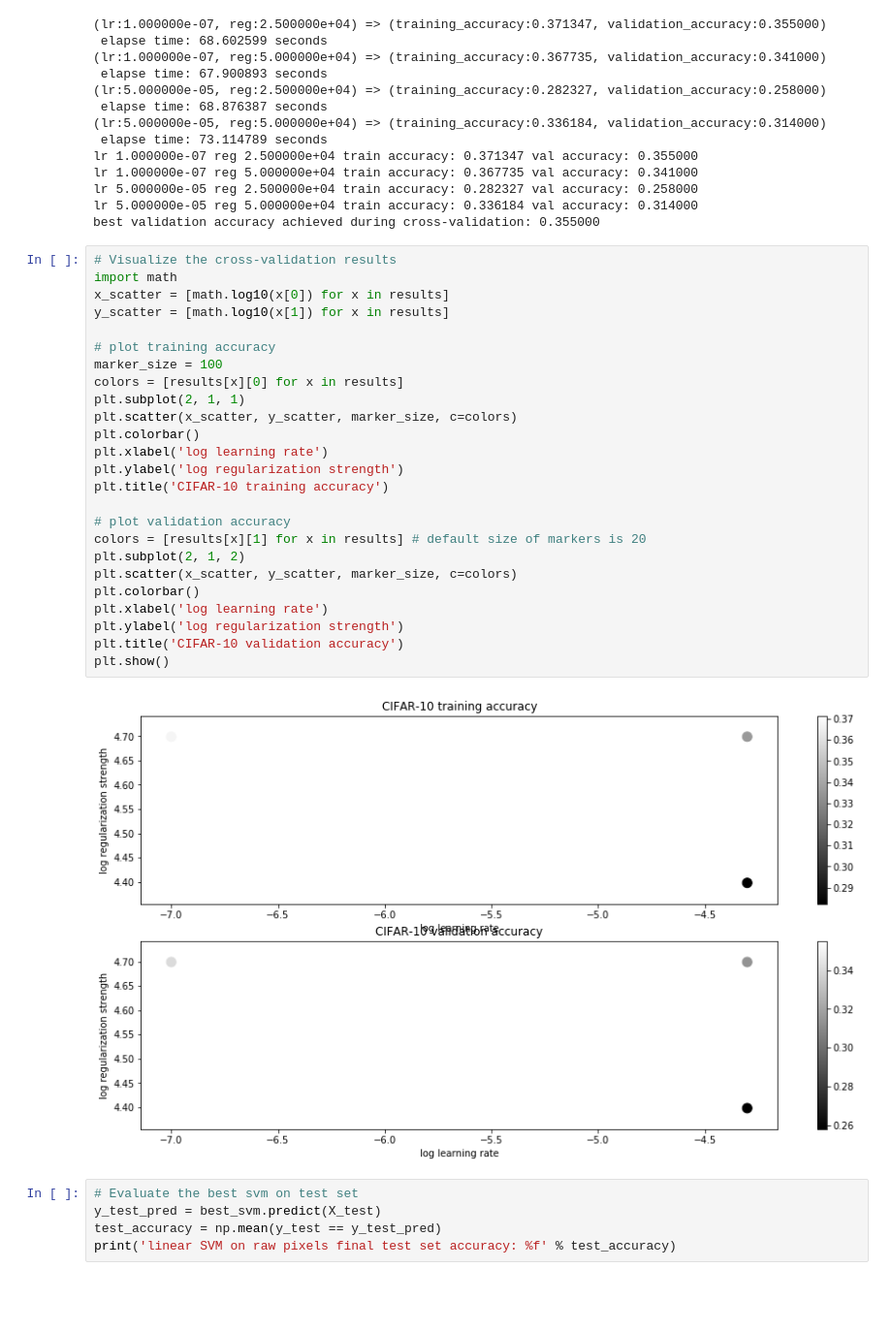
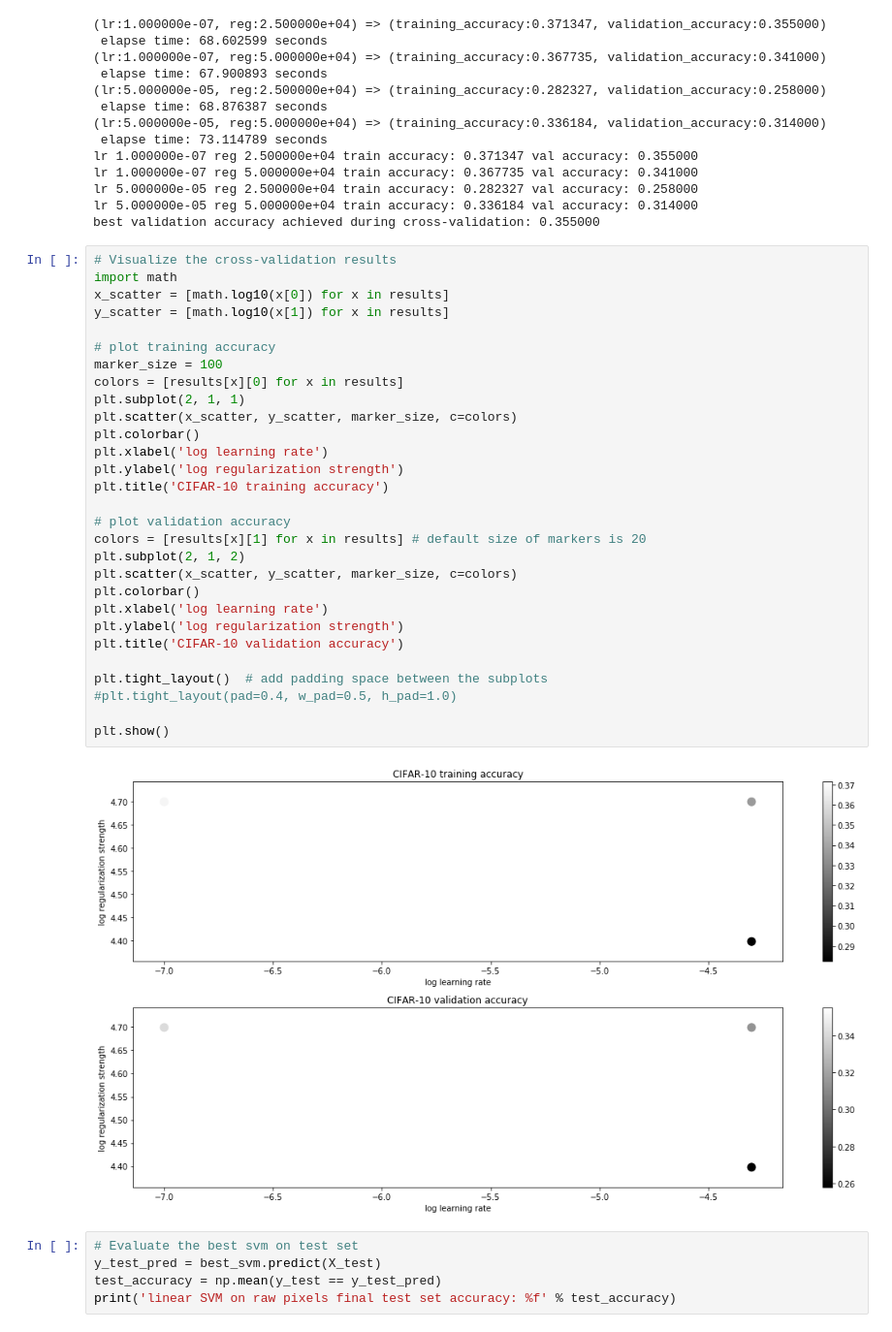
Before and after one commit to liaison/cs231n, a Jupyter notebook: spring1617_assignment1/svm.ipynb, the cells around one changed output. Shown: that part at 97% size. Cells and saved outputs as stored; diff of their text form; blank space fills up the shorter version.

```diff
--- a/spring1617_assignment1/svm.ipynb
+++ b/spring1617_assignment1/svm.ipynb
@@ -425,30 +425,34 @@ best validation accuracy achieved during cross-validation: 0.355000
 # %%
 # Visualize the cross-validation results
 import math
 x_scatter = [math.log10(x[0]) for x in results]
 y_scatter = [math.log10(x[1]) for x in results]
 
 # plot training accuracy
 marker_size = 100
 colors = [results[x][0] for x in results]
 plt.subplot(2, 1, 1)
 plt.scatter(x_scatter, y_scatter, marker_size, c=colors)
 plt.colorbar()
 plt.xlabel('log learning rate')
 plt.ylabel('log regularization strength')
 plt.title('CIFAR-10 training accuracy')
 
 # plot validation accuracy
 colors = [results[x][1] for x in results] # default size of markers is 20
 plt.subplot(2, 1, 2)
 plt.scatter(x_scatter, y_scatter, marker_size, c=colors)
 plt.colorbar()
 plt.xlabel('log learning rate')
 plt.ylabel('log regularization strength')
 plt.title('CIFAR-10 validation accuracy')
+
+plt.tight_layout()  # add padding space between the subplots
+#plt.tight_layout(pad=0.4, w_pad=0.5, h_pad=1.0)
+
 plt.show()
 # %% [output]
-[figure, old version]
+[figure, new version]
 # %%
 # Evaluate the best svm on test set
 y_test_pred = best_svm.predict(X_test)
```
Also changed, not shown: parts of 6 cells of this notebook.
